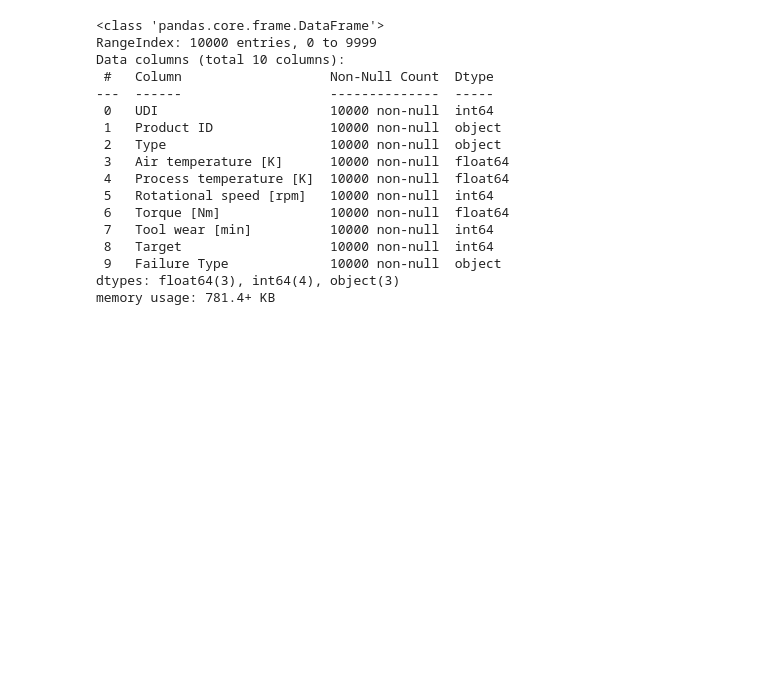
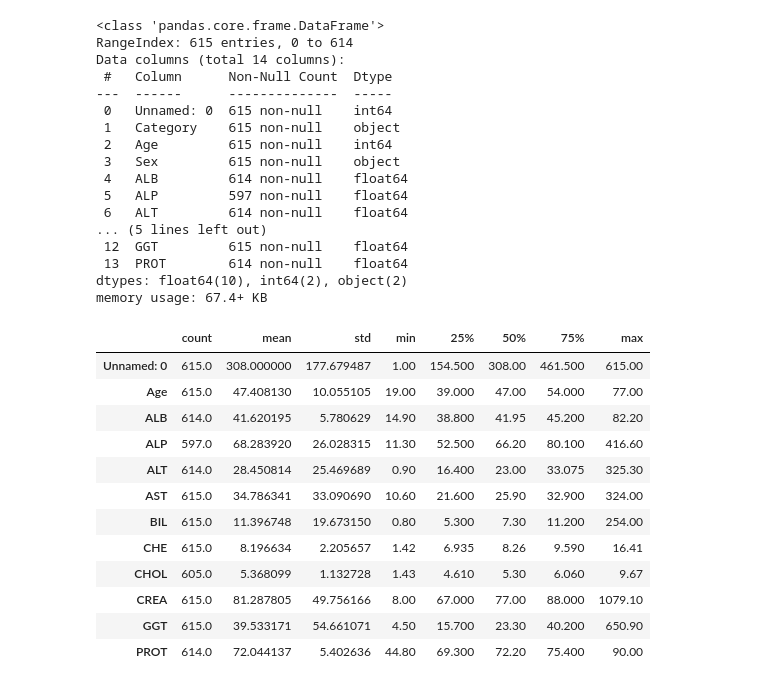
Before and after one commit to leylatulu/AdaLovelaceAcademy, a Jupyter notebook: exercises/week-7-exercise.ipynb, the cells around one changed output. Cells and saved outputs as stored; diff of their text form; code cells hidden in the pictures; blank space fills up the shorter version.

```diff
--- a/exercises/week-7-exercise.ipynb
+++ b/exercises/week-7-exercise.ipynb
@@ -4,5 +12,5 @@ import pandas as pd
 # %%
-df = pd.read_csv("../data/predictive_maintenance.csv")
+df = pd.read_csv("../data/HepatitisCdata.csv")
 # %%
 df.sample(4)
 # %% [output]
@@ -15,19 +33,35 @@ df.sample(4)
 df.info()
 # %% [output]
 <class 'pandas.core.frame.DataFrame'>
-RangeIndex: 10000 entries, 0 to 9999
-Data columns (total 10 columns):
- #   Column                   Non-Null Count  Dtype
----  ------                   --------------  -----
- 0   UDI                      10000 non-null  int64
- 1   Product ID               10000 non-null  object
- 2   Type                     10000 non-null  object
- 3   Air temperature [K]      10000 non-null  float64
- 4   Process temperature [K]  10000 non-null  float64
- 5   Rotational speed [rpm]   10000 non-null  int64
- 6   Torque [Nm]              10000 non-null  float64
- 7   Tool wear [min]          10000 non-null  int64
- 8   Target                   10000 non-null  int64
- 9   Failure Type             10000 non-null  object
-dtypes: float64(3), int64(4), object(3)
-memory usage: 781.4+ KB
+RangeIndex: 615 entries, 0 to 614
+Data columns (total 14 columns):
+ #   Column      Non-Null Count  Dtype
+---  ------      --------------  -----
+ 0   Unnamed: 0  615 non-null    int64
+ 1   Category    615 non-null    object
+ 2   Age         615 non-null    int64
+ 3   Sex         615 non-null    object
+ 4   ALB         614 non-null    float64
+ 5   ALP         597 non-null    float64
+ 6   ALT         614 non-null    float64
+... (5 lines left out)
+ 12  GGT         615 non-null    float64
+ 13  PROT        614 non-null    float64
+dtypes: float64(10), int64(2), object(2)
+memory usage: 67.4+ KB
+# %%
+df.describe().T
+# %% [output]
+|  | count | mean | std | min | 25% | 50% | 75% | max |
+| Unnamed: 0 | 615.0 | 308.000000 | 177.679487 | 1.00 | 154.500 | 308.00 | 461.500 | 615.00 |
+| Age | 615.0 | 47.408130 | 10.055105 | 19.00 | 39.000 | 47.00 | 54.000 | 77.00 |
+| ALB | 614.0 | 41.620195 | 5.780629 | 14.90 | 38.800 | 41.95 | 45.200 | 82.20 |
+| ALP | 597.0 | 68.283920 | 26.028315 | 11.30 | 52.500 | 66.20 | 80.100 | 416.60 |
+| ALT | 614.0 | 28.450814 | 25.469689 | 0.90 | 16.400 | 23.00 | 33.075 | 325.30 |
+| AST | 615.0 | 34.786341 | 33.090690 | 10.60 | 21.600 | 25.90 | 32.900 | 324.00 |
+| BIL | 615.0 | 11.396748 | 19.673150 | 0.80 | 5.300 | 7.30 | 11.200 | 254.00 |
+| CHE | 615.0 | 8.196634 | 2.205657 | 1.42 | 6.935 | 8.26 | 9.590 | 16.41 |
+| CHOL | 605.0 | 5.368099 | 1.132728 | 1.43 | 4.610 | 5.30 | 6.060 | 9.67 |
+| CREA | 615.0 | 81.287805 | 49.756166 | 8.00 | 67.000 | 77.00 | 88.000 | 1079.10 |
+| GGT | 615.0 | 39.533171 | 54.661071 | 4.50 | 15.700 | 23.30 | 40.200 | 650.90 |
+| PROT | 614.0 | 72.044137 | 5.402636 | 44.80 | 69.300 | 72.20 | 75.400 | 90.00 |
```
Also changed, not shown: parts of 14 cells of this notebook.
